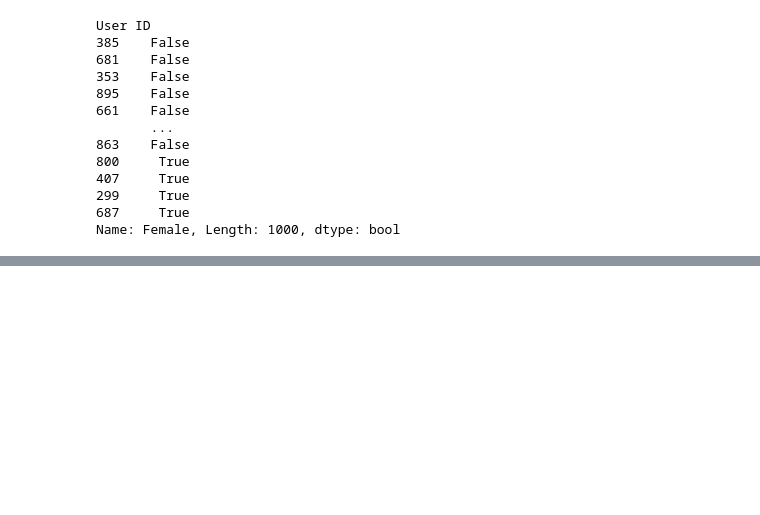
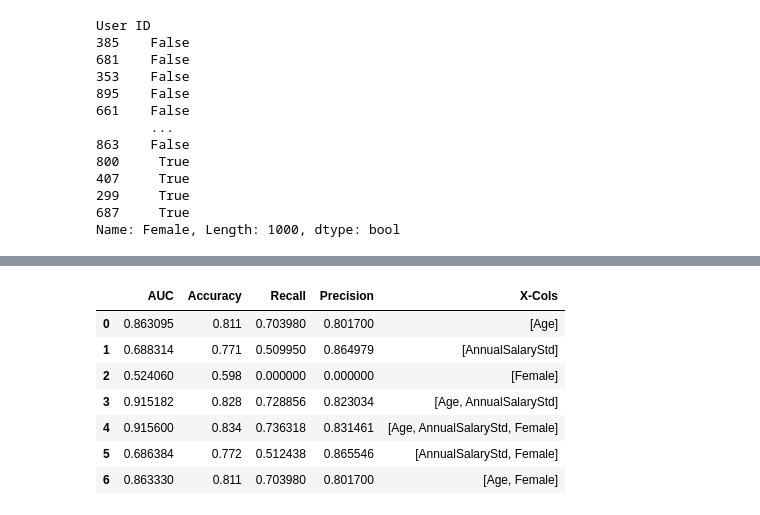
Before and after one commit to TheMarqueeGroup/JPM_DS_Apr2024, a Jupyter notebook: day3_notes.ipynb, the cells around one changed output, grey strips where cells are left out. Cells and saved outputs as stored; diff of their text form; code cells hidden in the pictures; blank space fills up the shorter version.

```diff
--- a/day3_notes.ipynb
+++ b/day3_notes.ipynb
@@ -508,0 +524,12 @@ Name: Female, Length: 1000, dtype: bool
+# %%
+df['AnnualSalaryStd'] = StandardScaler().fit_transform(df['AnnualSalary'].values.reshape(-1,1))
+df = pd.concat([df, pd.get_dummies(df['Gender'])], axis=1)
+# %%
+Xs = [ ['Age'],
+      ['AnnualSalaryStd'],
+      ['Female'],
+      ['Age', 'AnnualSalaryStd'],
+      ['Age', 'AnnualSalaryStd','Female'],
+      ['AnnualSalaryStd','Female'],
+      ['Age', 'Female']]
+y = df['Purchased']
@@ -508,0 +539,28 @@ Name: Female, Length: 1000, dtype: bool
+# %%
+model_results = []
+
+for x_cols in Xs:
+    print(x_cols)
+    X = df[x_cols]
+    clf = LogisticRegression(random_state=0)
+    clf.fit(X,y)
+    score = clf.score(X,y) #accuracy
+    y_predict = clf.predict(X)
+
+    #other scores
+    recall = recall_score(y, y_predict)
+    precision = precision_score(y, y_predict)
+
+    print(classification_report(y, y_predict))
+    print(confusion_matrix(y, y_predict))
+
+    #calc AUC
+    y_prob = clf.predict_proba(X)[:,1] #access just prob of being 1's
+    fpr, tpr, thresholds = roc_curve(y, y_prob)
+    auc_score = auc(fpr, tpr)
+    print(f"AUC: {auc_score:.4f}")
+
+    #append results
+    model_results.append(  {'AUC':auc_score, 'Accuracy':score, 'Recall':recall, 'Precision':precision, 'X-Cols':x_cols})
+
+    print("-" * 100)
@@ -508,0 +585,12 @@ Name: Female, Length: 1000, dtype: bool
+# %%
+results_summary = pd.DataFrame(model_results)
+results_summary
+# %% [output]
+|  | AUC | Accuracy | Recall | Precision | X-Cols |
+| 0 | 0.863095 | 0.811 | 0.703980 | 0.801700 | [Age] |
+| 1 | 0.688314 | 0.771 | 0.509950 | 0.864979 | [AnnualSalaryStd] |
+| 2 | 0.524060 | 0.598 | 0.000000 | 0.000000 | [Female] |
+| 3 | 0.915182 | 0.828 | 0.728856 | 0.823034 | [Age, AnnualSalaryStd] |
+| 4 | 0.915600 | 0.834 | 0.736318 | 0.831461 | [Age, AnnualSalaryStd, Female] |
+| 5 | 0.686384 | 0.772 | 0.512438 | 0.865546 | [AnnualSalaryStd, Female] |
+| 6 | 0.863330 | 0.811 | 0.703980 | 0.801700 | [Age, Female] |
```
Also changed, not shown: parts of 5 cells of this notebook.
